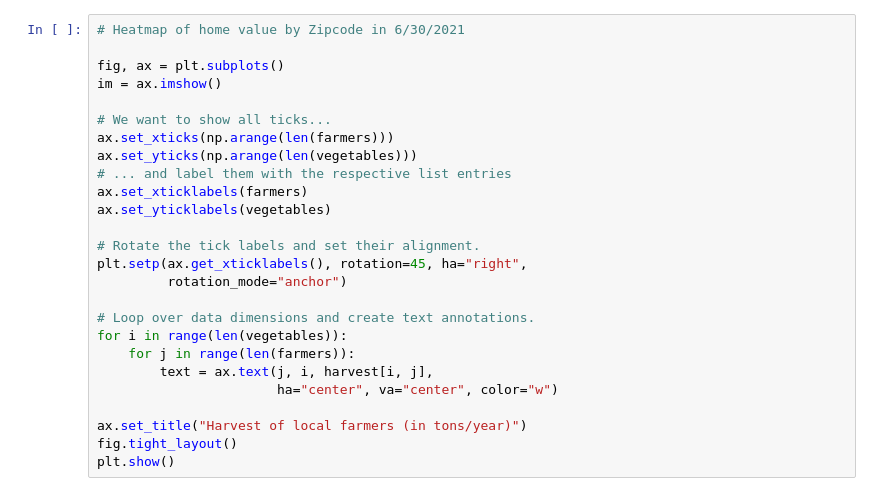
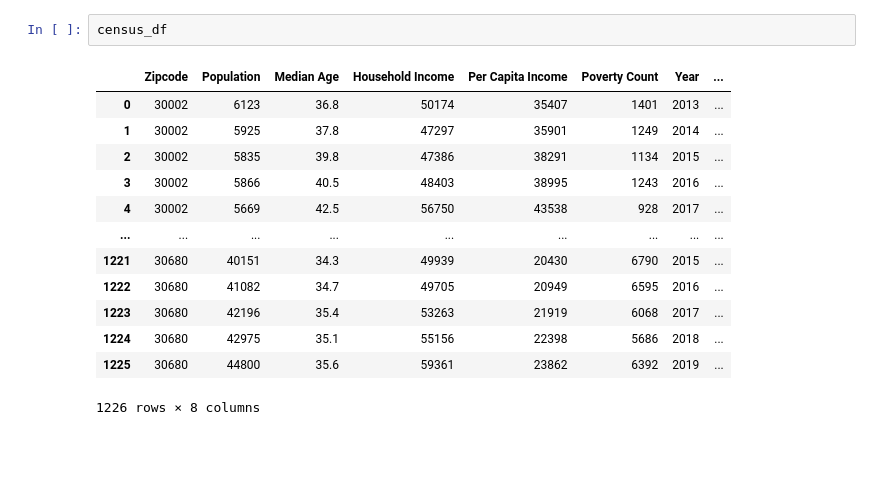
Before and after one commit to Yingying-Li-Data/Project_1, a Jupyter notebook: main.ipynb, the cells around one changed output. Saved outputs shown, nothing was run; the diff lists cells and outputs as text; blank space fills up the shorter version.

```diff
--- a/main.ipynb
+++ b/main.ipynb
@@ -53,26 +85,16 @@ zipcode_hv_df
-# %%
-# Heatmap of home value by Zipcode in 6/30/2021
-
-fig, ax = plt.subplots()
-im = ax.imshow()
-
-# We want to show all ticks...
-ax.set_xticks(np.arange(len(farmers)))
-ax.set_yticks(np.arange(len(vegetables)))
-# ... and label them with the respective list entries
-ax.set_xticklabels(farmers)
-ax.set_yticklabels(vegetables)
-
-# Rotate the tick labels and set their alignment.
-plt.setp(ax.get_xticklabels(), rotation=45, ha="right",
-         rotation_mode="anchor")
-
-# Loop over data dimensions and create text annotations.
-for i in range(len(vegetables)):
-    for j in range(len(farmers)):
-        text = ax.text(j, i, harvest[i, j],
-                       ha="center", va="center", color="w")
-
-ax.set_title("Harvest of local farmers (in tons/year)")
-fig.tight_layout()
-plt.show()
+# %%
+census_df
+# %% [output]
+|  | Zipcode | Population | Median Age | Household Income | Per Capita Income | Poverty Count | Year | ... |
+| 0 | 30002 | 6123 | 36.8 | 50174 | 35407 | 1401 | 2013 | ... |
+| 1 | 30002 | 5925 | 37.8 | 47297 | 35901 | 1249 | 2014 | ... |
+| 2 | 30002 | 5835 | 39.8 | 47386 | 38291 | 1134 | 2015 | ... |
+| 3 | 30002 | 5866 | 40.5 | 48403 | 38995 | 1243 | 2016 | ... |
+| 4 | 30002 | 5669 | 42.5 | 56750 | 43538 | 928 | 2017 | ... |
+| ... | ... | ... | ... | ... | ... | ... | ... | ... |
+| 1221 | 30680 | 40151 | 34.3 | 49939 | 20430 | 6790 | 2015 | ... |
+| 1222 | 30680 | 41082 | 34.7 | 49705 | 20949 | 6595 | 2016 | ... |
+| 1223 | 30680 | 42196 | 35.4 | 53263 | 21919 | 6068 | 2017 | ... |
+| 1224 | 30680 | 42975 | 35.1 | 55156 | 22398 | 5686 | 2018 | ... |
+| 1225 | 30680 | 44800 | 35.6 | 59361 | 23862 | 6392 | 2019 | ... |
+1226 rows × 8 columns
```
Also changed, not shown: parts of 5 cells of this notebook, 6 other files.
